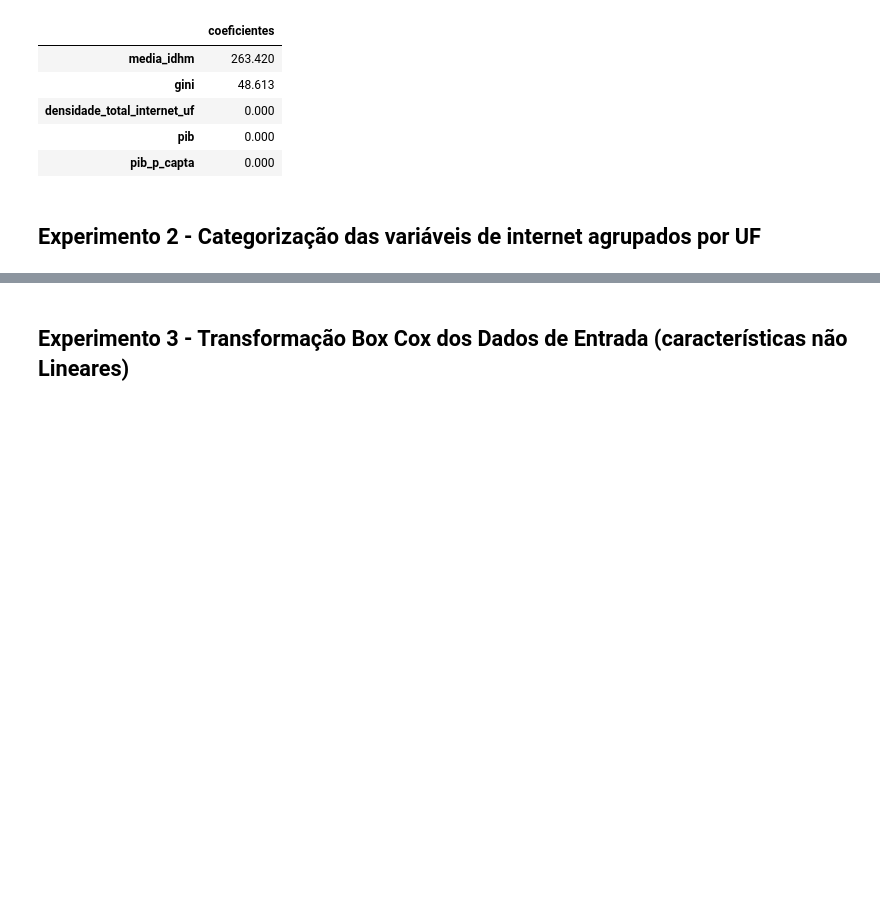
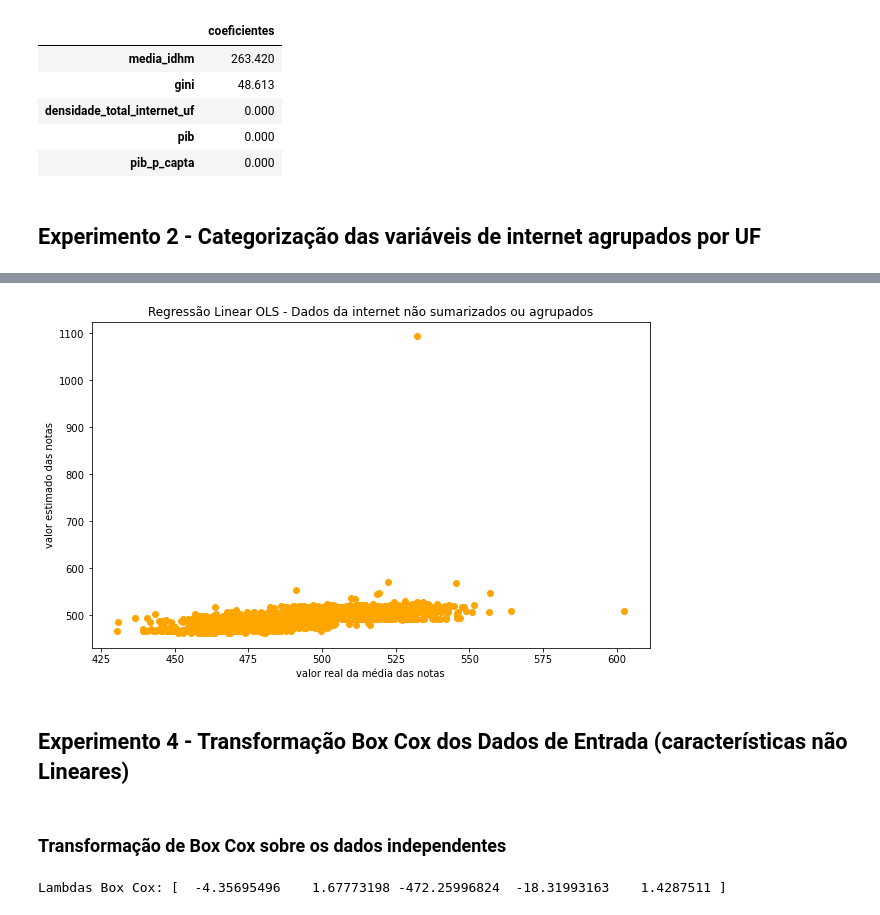
Before and after one commit to mcolazin/tcc_jupyter_new, a Jupyter notebook: part_5_linear_regression_sklearn.ipynb, the cells around one changed output, grey strips where cells are left out. Cells and saved outputs as stored; diff of their text form; code cells hidden in the pictures; blank space fills up the shorter version.

```diff
--- a/part_5_linear_regression_sklearn.ipynb
+++ b/part_5_linear_regression_sklearn.ipynb
@@ -395,0 +447,8 @@ ols_importance
+# %%
+num_data_independent = complete_data_with_totalnet[['fibra_optica',
+                                                    'wifi', 'ethernet', 'lte', 'vsatelite', 'wimax',
+                                                    'plc_eletrico', 'xdsl','cable_modem', 'fwa_5g_fixed',
+                                                    'atm_backbone', 'dth_satelite','hfc_tv_cabo',
+                                                    'fr_frame_relay', 'mmds', 'gini', 'pib',
+                                                    'pib_p_capta', 'media_idhm']]
+num_data_label = complete_data_with_totalnet['mean_grades_group_cities']
@@ -396,2 +470,11 @@ ols_importance
+# %%
+plt.figure(figsize=(10,6))
+plt.scatter(x= y_test, y= y_predicted, c="orange")
+plt.title("Regressão Linear OLS - Dados da internet não sumarizados ou agrupados")
+plt.xlabel("valor real da média das notas")
+plt.ylabel("valor estimado das notas")
+plt.show()
+# %% [output]
+[figure, added]
 # %% [markdown]
-## Experimento 3 - Transformação Box Cox dos Dados de Entrada (características não Lineares)
+## Experimento 4 - Transformação Box Cox dos Dados de Entrada (características não Lineares)
@@ -397,0 +486,17 @@ ols_importance
+# %% [markdown]
+### Transformação de Box Cox sobre os dados independentes
+# %%
+from sklearn.preprocessing import PowerTransformer
+from sklearn.preprocessing import MinMaxScaler
+from sklearn.pipeline import Pipeline
+
+power = PowerTransformer(method="box-cox", ) # instância da classe de transformação de portência
+scaler = MinMaxScaler(feature_range=(1,2)) # instância da classe de reescala, entre 1 e 2
+pipeline = Pipeline(steps=[("s", scaler), ("p", power)]) # instancia do pipeline
+num_data_independent_box = pipeline.fit_transform(num_data_independent)
+num_data_independent_box = pd.DataFrame(num_data_independent_box, columns=['densidade_total_internet_uf',
+                                                          'gini', 'pib',
+                                                          'pib_p_capta', 'media_idhm'])
+print(f"Lambdas Box Cox: {power.lambdas_}")
+# %% [output]
+Lambdas Box Cox: [  -4.35695496    1.67773198 -472.25996824  -18.31993163    1.4287511 ]
```
Also changed, not shown: parts of 21 cells of this notebook.
